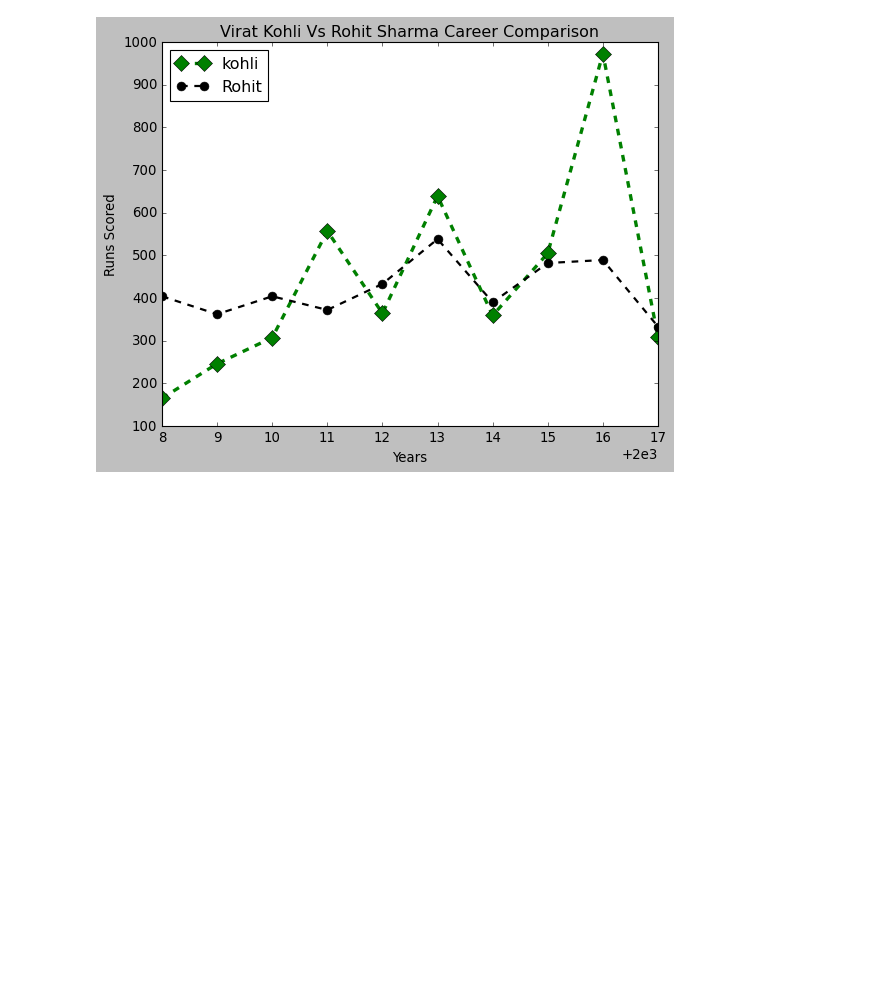
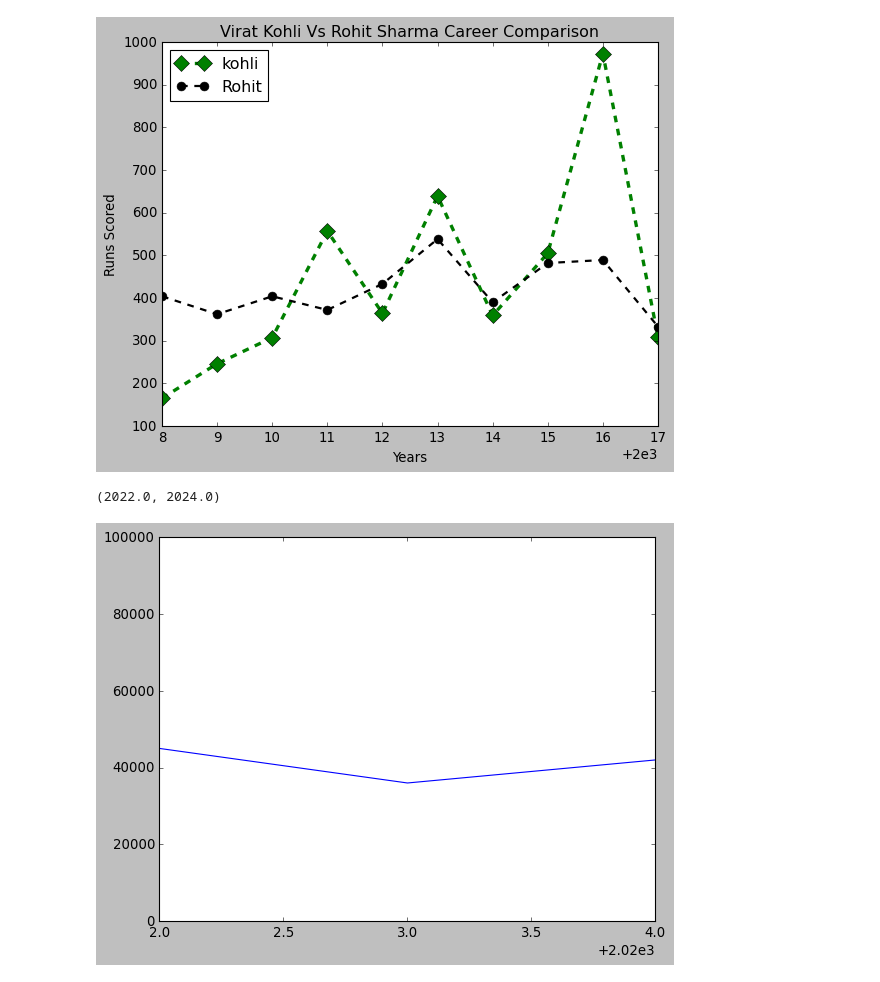
Before and after one commit to kirtic921/Matplotlib, a Jupyter notebook: plt1.ipynb, the cells around one changed output. Drawn from its saved outputs; the diff is of its cells as text; code cells hidden in the pictures; blank space fills up the shorter version.

Commit message:
limiting axes

```diff
--- a/plt1.ipynb
+++ b/plt1.ipynb
@@ -69,3 +69,14 @@ plt.legend(loc = 'best')
 # %% [output]
 <matplotlib.legend.Legend at 0x...>
 [figure]
+# %%
+#limiting axes
+price = [45000, 36000, 42000, 49000, 980000]
+years = [2022, 2023, 2024, 2025, 2026]
+plt.plot(years, price)
+
+plt.ylim(0,100000)
+plt.xlim(2022,2024)
+# %% [output]
+(2022.0, 2024.0)
+[figure, added]
```
